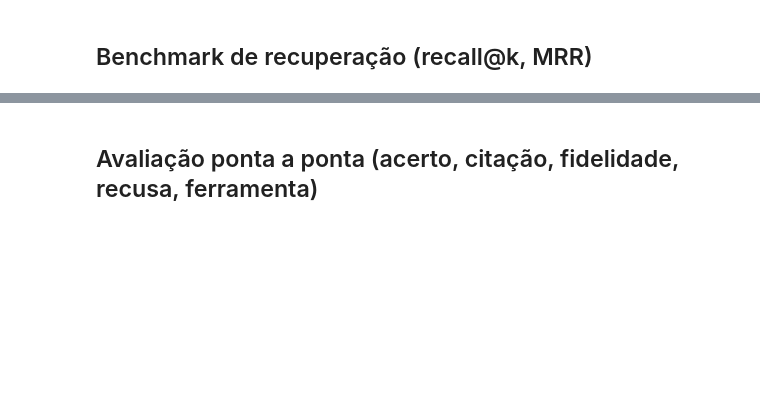
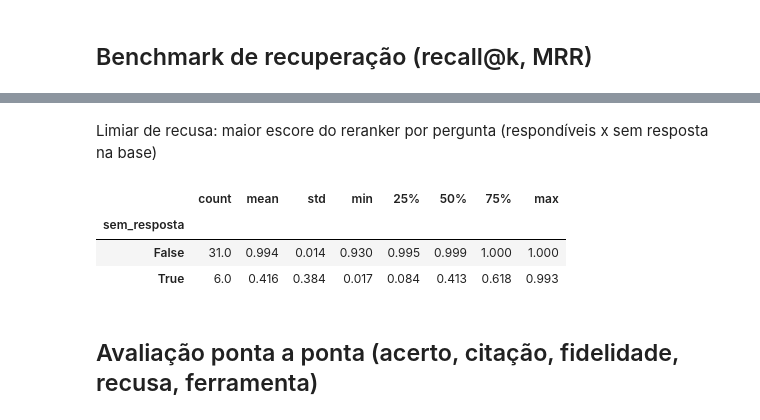
Before and after one commit to LucasBetioli123/AirIQ-SP, a Jupyter notebook: notebooks/03_rag.ipynb, the cells around one changed output, grey strips where cells are left out. Cells and saved outputs as stored; diff of their text form; code cells hidden in the pictures; blank space fills up the shorter version.

```diff
--- a/notebooks/03_rag.ipynb
+++ b/notebooks/03_rag.ipynb
@@ -26,3 +60,13 @@ met('rag_retrieval.csv').round(3)
+# %% [markdown]
+Limiar de recusa: maior escore do reranker por pergunta (respondíveis x sem resposta na base)
+# %%
+lim = met('rag_limiar_recusa.csv'); lim = lim[lim['modo']=='hybrid_rerank']
+lim.assign(sem_resposta=lim['tipo'].eq('sem_resposta')).groupby('sem_resposta')['top_rerank'].describe().round(3)
+# %% [output]
+|  | count | mean | std | min | 25% | 50% | 75% | max |
+| sem_resposta |  |  |  |  |  |  |  |  |
+| False | 31.0 | 0.994 | 0.014 | 0.930 | 0.995 | 0.999 | 1.000 | 1.000 |
+| True | 6.0 | 0.416 | 0.384 | 0.017 | 0.084 | 0.413 | 0.618 | 0.993 |
 # %% [markdown]
 ## Avaliação ponta a ponta (acerto, citação, fidelidade, recusa, ferramenta)
 # %%
```
Also changed, not shown: parts of 6 cells of this notebook, 2 other files.
